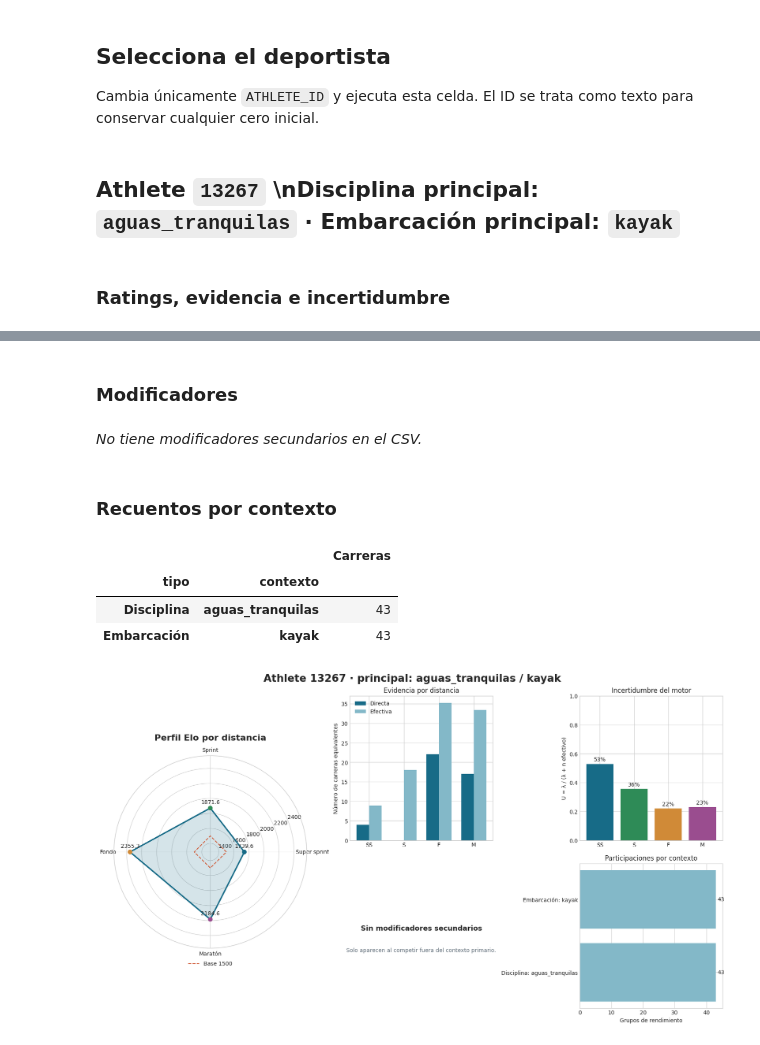
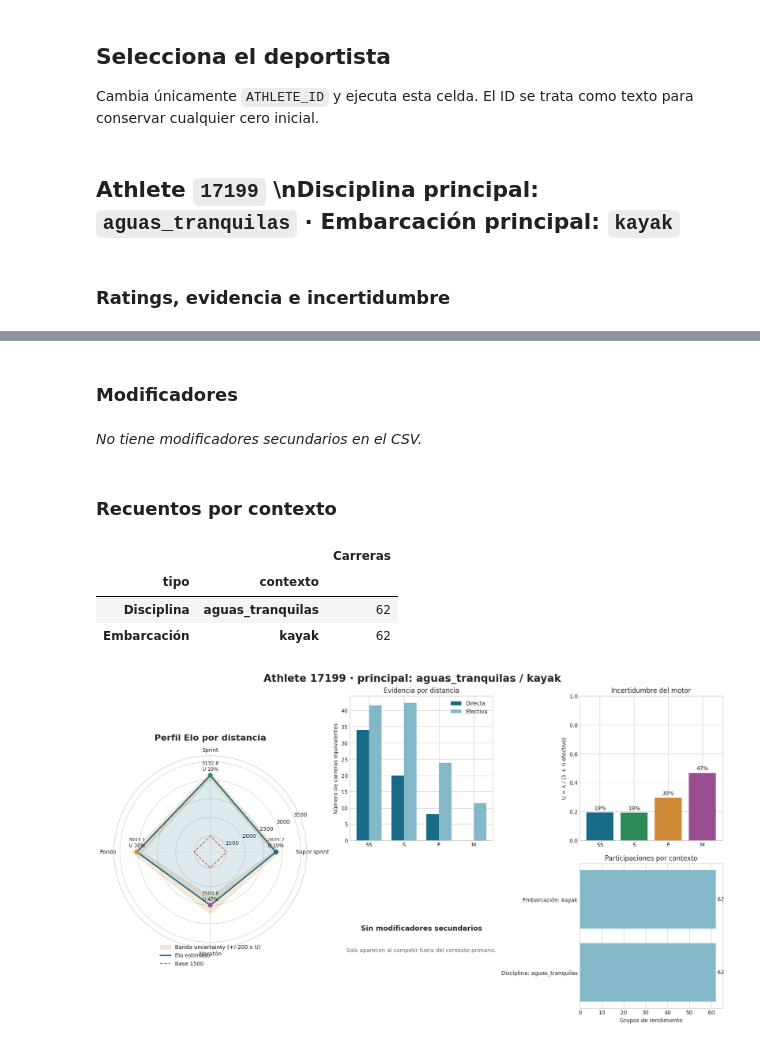
Before and after one commit to develask/athlete_ranker, a Jupyter notebook: elo/athlete_rating_report.ipynb, the cells around one changed output, grey strips where cells are left out. Drawn from its saved outputs; the diff is of its cells as text; code cells hidden in the pictures.

```diff
--- a/elo/athlete_rating_report.ipynb
+++ b/elo/athlete_rating_report.ipynb
@@ -27,6 +27,8 @@ LENGTH_LABELS = ['Super sprint', 'Sprint', 'Fondo', 'Maratón']
 PRIMARY_LAMBDA = 10.0
 MODIFIER_LAMBDA = 5.0
 BASE_ELO = 1500.0
+# Supuesto visual: uncertainty U=1 -> banda de +/-200 Elo; U=0 -> +/-0 Elo.
+UNCERTAINTY_ELO_SPAN = 500.0
 COLORS = ['#176B87', '#2E8B57', '#D08A37', '#9A4D8F']
 # %%
 # Funciona tanto al ejecutar el notebook desde la raíz como desde elo/.
@@ -134,20 +136,33 @@ def plot_athlete_dashboard(row, length_table, modifier_table, context_counts):
     values = length_table['elo'].to_numpy(dtype=float)
     angles = np.linspace(0, 2 * np.pi, len(values), endpoint=False)
     closed_angles = np.r_[angles, angles[0]]
+    uncertainty_values = length_table['uncertainty'].to_numpy(dtype=float)
+    uncertainty_width = UNCERTAINTY_ELO_SPAN * uncertainty_values
+    lower_values = values - uncertainty_width
+    upper_values = values + uncertainty_width
     closed_values = np.r_[values, values[0]]
-    ax_radar.plot(closed_angles, closed_values, color='#176B87', linewidth=2.5)
-    ax_radar.fill(closed_angles, closed_values, color='#176B87', alpha=0.18)
+    closed_lower = np.r_[lower_values, lower_values[0]]
+    closed_upper = np.r_[upper_values, upper_values[0]]
+    ax_radar.fill_between(
+        closed_angles, closed_lower, closed_upper,
+        color='#D08A37', alpha=0.20, label='Banda uncertainty (+/-200 x U)'
+    )
+    ax_radar.plot(closed_angles, closed_values, color='#176B87', linewidth=2.5, label='Elo estimado')
+    ax_radar.fill(closed_angles, closed_values, color='#176B87', alpha=0.14)
     ax_radar.plot(closed_angles, np.repeat(BASE_ELO, len(closed_angles)), '--', color='#D05A37', linewidth=1.5, label='Base 1500')
     ax_radar.scatter(angles, values, s=55, color=COLORS, zorder=3)
     ax_radar.set_xticks(angles, LENGTH_LABELS)
-    radial_min = min(BASE_ELO, values.min())
-    radial_max = max(BASE_ELO, values.max())
+    radial_min = min(BASE_ELO, lower_values.min())
+    radial_max = max(BASE_ELO, upper_values.max())
     padding = max(35.0, (radial_max - radial_min) * 0.25)
     ax_radar.set_ylim(radial_min - padding, radial_max + padding)
     ax_radar.set_title('Perfil Elo por distancia', pad=28, fontsize=16, fontweight='bold')
     ax_radar.legend(loc='lower center', bbox_to_anchor=(0.5, -0.12), frameon=False)
-    for angle, value in zip(angles, values):
-        ax_radar.annotate(f'{value:.1f}', (angle, value), xytext=(0, 8), textcoords='offset points', ha='center', fontsize=10)
+    for angle, value, u_value in zip(angles, values, uncertainty_values):
+        ax_radar.annotate(
+            f'{value:.1f}\nU {u_value:.0%}', (angle, value),
+            xytext=(0, 9), textcoords='offset points', ha='center', fontsize=9
+        )
 
     # Evidencia directa y efectiva.
     ax_evidence = fig.add_subplot(grid[0, 1])
@@ -260,11 +275,11 @@ def athlete_report(athlete_id, dataframe=ratings):
 
 Cambia únicamente `ATHLETE_ID` y ejecuta esta celda. El ID se trata como texto para conservar cualquier cero inicial.
 # %%
-ATHLETE_ID = '13267'
+ATHLETE_ID = '17199'
 
 report = athlete_report(ATHLETE_ID)
 # %% [output]
-## Athlete `13267`  \n**Disciplina principal:** `aguas_tranquilas` · **Embarcación principal:** `kayak`
+## Athlete `17199`  \n**Disciplina principal:** `aguas_tranquilas` · **Embarcación principal:** `kayak`
 ### Ratings, evidencia e incertidumbre
 |  | Elo | Evidencia directa | Evidencia efectiva | Incertidumbre | Indicador de confianza |
 | distancia |  |  |  |  |  |
@@ -275,11 +290,11 @@ report = athlete_report(ATHLETE_ID)
 ### Modificadores
 _No tiene modificadores secundarios en el CSV._
 ### Recuentos por contexto
 |  |  | Carreras |
 | tipo | contexto |  |
-| Disciplina | aguas_tranquilas | 43 |
-| Embarcación | kayak | 43 |
+| Disciplina | aguas_tranquilas | 62 |
+| Embarcación | kayak | 62 |
-[figure, old version]
+[figure, new version]
 # %% [markdown]
 ### Lectura rápida
 
```
Also changed, not shown: parts of 3 cells of this notebook, 2 other files.
